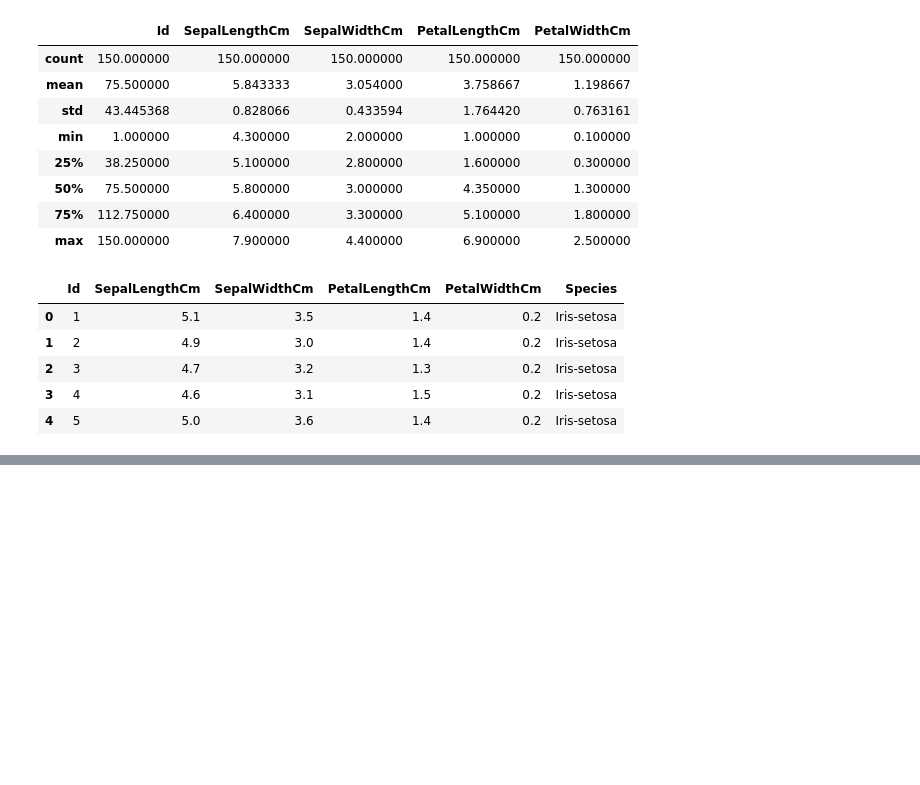
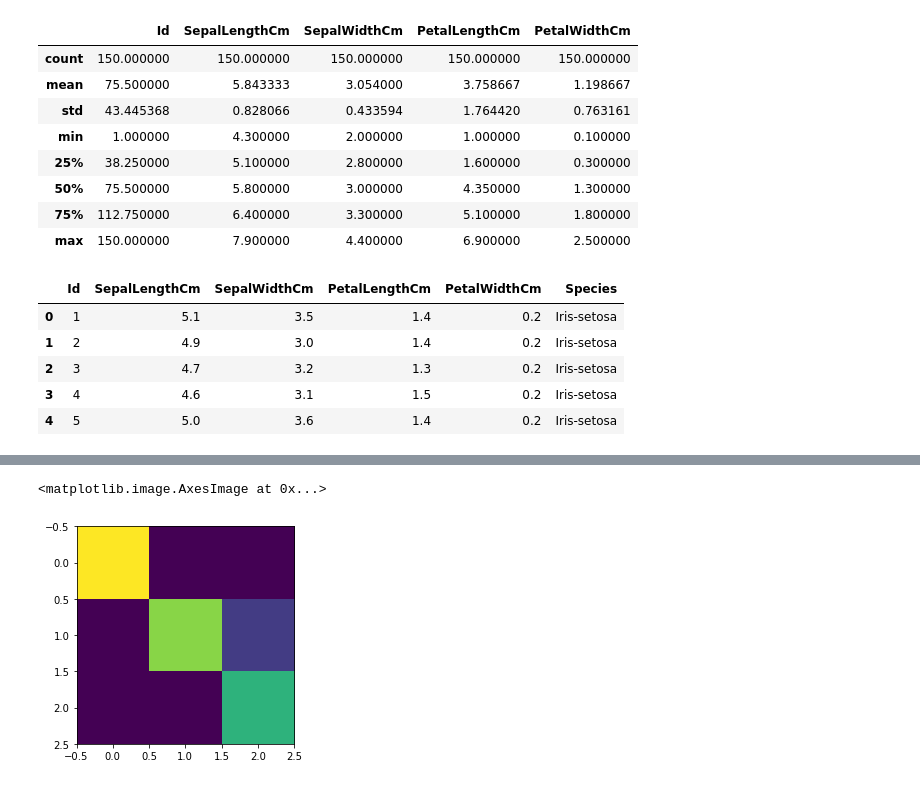
Before and after one commit to RaulRPrado/LearningDataScience, a Jupyter notebook: Iris/Classification.ipynb, the cells around one changed output, grey strips where cells are left out. Saved outputs shown, nothing was run; the diff lists cells and outputs as text; code cells hidden in the pictures; blank space fills up the shorter version.

```diff
--- a/Iris/Classification.ipynb
+++ b/Iris/Classification.ipynb
@@ -29,0 +143,9 @@ data.head()
+# %%
+y_pred = lr_clf.predict(X_test_std)
+# %%
+conf_mat = confusion_matrix(y_test, y_pred)
+# %%
+plt.imshow(conf_mat)
+# %% [output]
+<matplotlib.image.AxesImage at 0x...>
+[figure, added]
```
Also changed, not shown: parts of 16 cells of this notebook.
